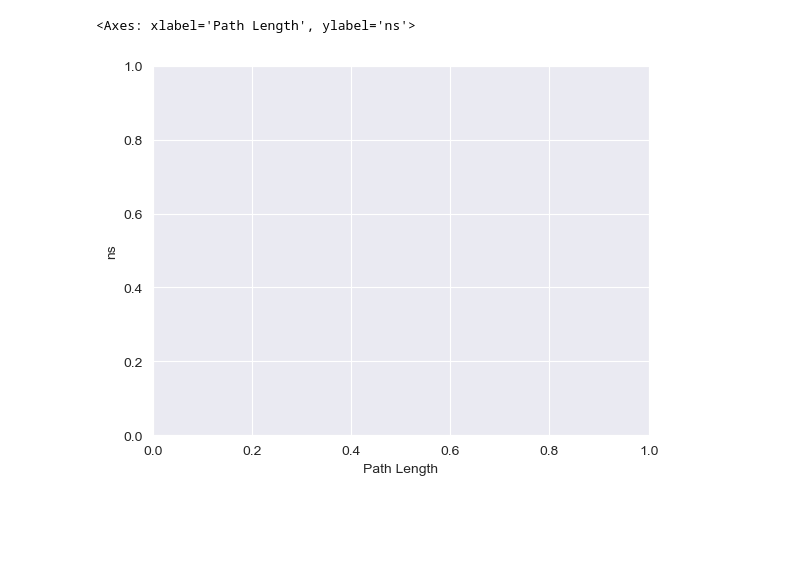
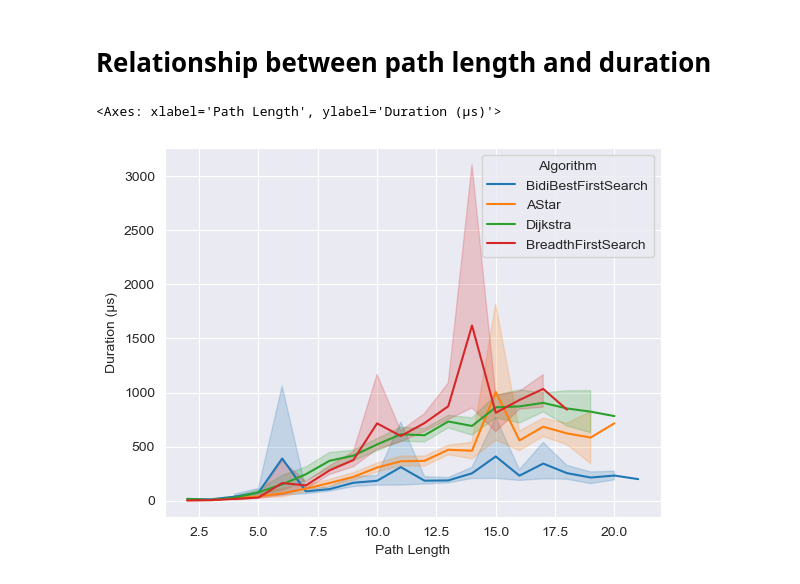
Before and after one commit to Spi3lot/pathfinding, a Jupyter notebook: Pathfinding/benchmark.ipynb, the cells around one changed output. Cells and saved outputs as stored; diff of their text form; code cells hidden in the pictures; blank space fills up the shorter version.

```diff
--- a/Pathfinding/benchmark.ipynb
+++ b/Pathfinding/benchmark.ipynb
@@ -18,0 +4,4 @@ sns.relplot(avg[avg['Path Length'] == 0], x='Algorithm', y='ns')
+# %%
+benchmark = pd.read_csv('flexible-benchmark.csv')
+benchmark.insert(1, 'Path Present', benchmark['Path Length'] != 0, True)
+benchmark.info()
@@ -18,0 +21,3 @@ sns.relplot(avg[avg['Path Length'] == 0], x='Algorithm', y='ns')
+# %%
+benchmark_path = benchmark[benchmark['Path Present']]
+benchmark_path.info()
@@ -19,6 +60,7 @@ sns.relplot(avg[avg['Path Length'] == 0], x='Algorithm', y='ns')
+# %% [markdown]
+# Relationship between path length and duration
 # %%
-avg_found = avg[avg['Path Length'] != 0]
-sns.lineplot(avg_found, x='Path Length', y='ns', hue='Algorithm')
+sns.lineplot(benchmark_path, x='Path Length', y='Duration (µs)', hue='Algorithm')
 # %% [output]
-<Axes: xlabel='Path Length', ylabel='ns'>
+<Axes: xlabel='Path Length', ylabel='Duration (µs)'>
-[figure, old version]
+[figure, new version]
```
Also changed, not shown: parts of 12 cells of this notebook, 3 other files.
